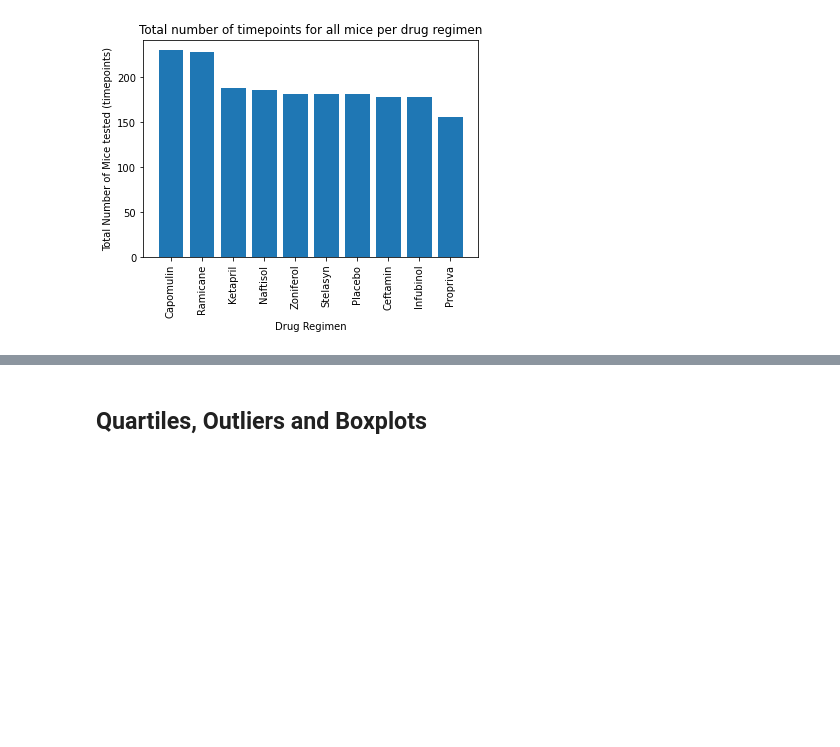
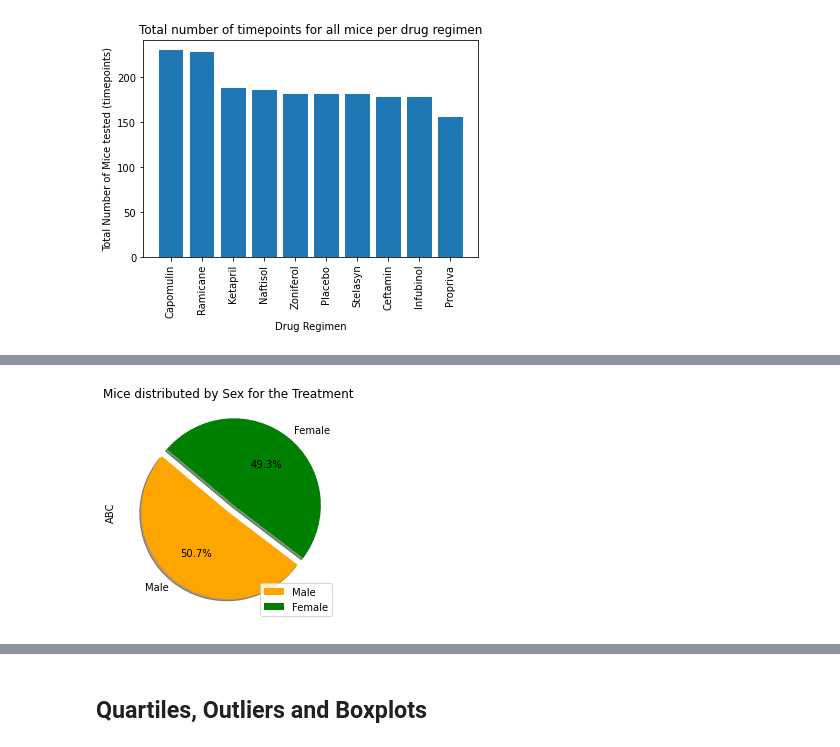
Before and after one commit to sunnyrvd27/matplotlib-challenge, a Jupyter notebook: starter.ipynb, the cells around one changed output, grey strips where cells are left out. Saved outputs shown, nothing was run; the diff lists cells and outputs as text; code cells hidden in the pictures; blank space fills up the shorter version.

```diff
--- a/starter.ipynb
+++ b/starter.ipynb
@@ -182,0 +205,28 @@ plt.show()
+# %%
+# Generate a pie plot showing the distribution of female versus male mice using pyplot
+pyplot_mice = clean_dataset['Sex'].value_counts()
+pyplot_mice
+
+labels = pyplot_mice.index
+sizes = pyplot_mice.values
+colors = ['orange','green']
+#fig, ax1 = plt.subplots(figsize = (12,10))
+
+
+
+plt.pie(sizes, labels = labels, colors = colors, autopct = "%1.1f%%", startangle = 140, explode = (0, 0.1), shadow = True)
+plt.title("Mice distributed by Sex for the Treatment")
+plt.legend(loc = "lower right")
+plt.ylabel("ABC")
+plt.show()
+
+#plt.pie(pyplot_mice([1,2]))
+#plt.legend(loc = "best")
+#plt.pie(counts.index.values,counts.values)
+#plt.title("Total number of timepoints for all mice per drug regimen")
+#plt.xlabel("Drug Regimen")
+#plt.xticks(rotation=90)
+#plt.ylabel("Total Number of Mice tested (timepoints)")
+#plt.show()
+# %% [output]
+[figure, added]
```
Also changed, not shown: parts of 12 cells of this notebook.
